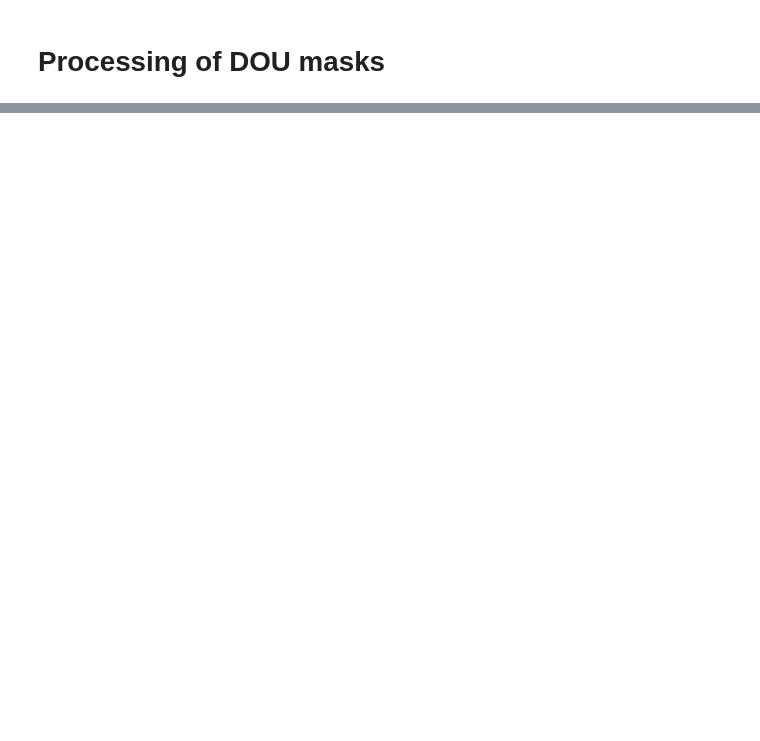
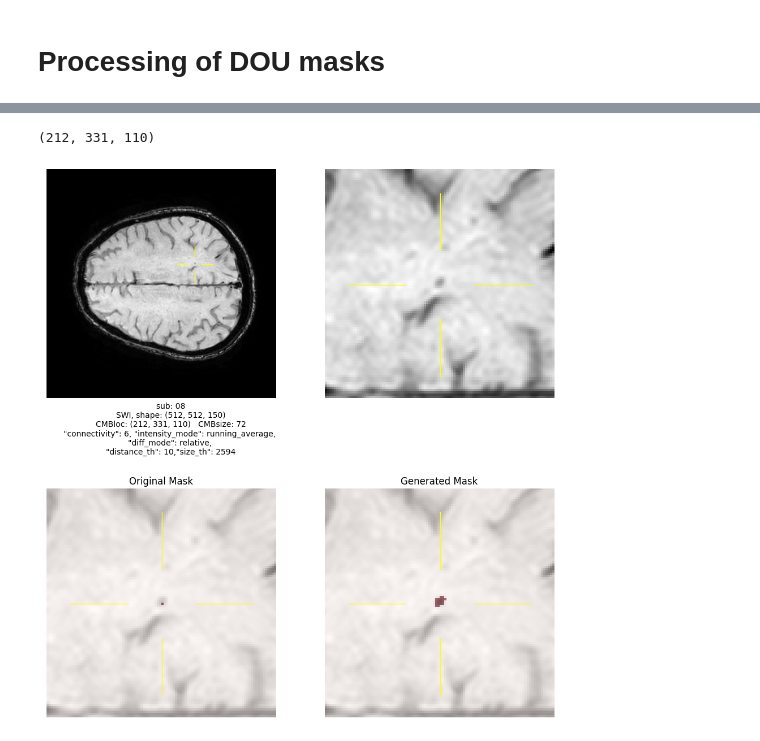
Before and after one commit to jorgedelpozolerida/MicrobleedNet, a Jupyter notebook: notebooks/mask_processing/process_cmb_DOU.ipynb, the cells around one changed output, grey strips where cells are left out. Cells and saved outputs as stored; diff of their text form; code cells hidden in the pictures; blank space fills up the shorter version.

```diff
--- a/notebooks/mask_processing/process_cmb_DOU.ipynb
+++ b/notebooks/mask_processing/process_cmb_DOU.ipynb
@@ -18,8 +26,3 @@ import matplotlib.pyplot as plt
 # %%
-subject = "16"
-input_dir = "/home/cerebriu/data/datasets/raw/DOU/"
-
-sequences_raw, labels_raw, sequence_type, centersofmass = load_DOU_raw(input_dir, subject)
+input_dir = "/home/cerebriu/data/datasets/raw/DOU"
+subjects = loading.get_dataset_subjects("dou", input_dir)
-# %%
-subjects = get_dataset_subjects("dou",input_dir)
-subjects
@@ -83,0 +29,5 @@ for i, CM in enumerate(centersofmass):
+# %%
+class Args:
+    def __init__(self, input_dir = "/home/cerebriu/data/datasets/raw/DOU", dataset_name="momeni"):
+        self.input_dir = input_dir
+        self.dataset_name = dataset_name
@@ -83,0 +93,17 @@ for i, CM in enumerate(centersofmass):
+# %%
+for i, CM in enumerate(com_list):
+        print(CM)
+        metadata_str = f"""\
+        sub: {subject}
+        {sequence_type}, shape: {mri_im_raw.shape}
+        CMBloc: {CM}   CMBsize: {labels_metadata[sequence_type]["CMBs_old"][i]['size']}
+        "connectivity": {labels_metadata[sequence_type]["CMBs_old"][i]['region_growing']['connectivity']}, "intensity_mode": {labels_metadata[sequence_type]["CMBs_old"][i]['region_growing']['intensity_mode']},
+        "diff_mode": {labels_metadata[sequence_type]["CMBs_old"][i]['region_growing']['diff_mode']},
+        "distance_th": {labels_metadata[sequence_type]["CMBs_old"][i]['region_growing']['distance_th']},"size_th": {labels_metadata[sequence_type]["CMBs_old"][i]['region_growing']['size_th']}"""
+
+
+        filename_temp = os.path.join("/home/cerebriu/Downloads", f"MOMENI_{subject}.png")
+        utils_plt.plot_processed_mask(mri_im_raw, rawcmb_im_raw, grownmask_raw, CM, 100, metadata_str=metadata_str, save_path=None)
+# %% [output]
+(212, 331, 110)
+[figure, added]
```
Also changed, not shown: parts of 4 cells of this notebook, 9 other files.
